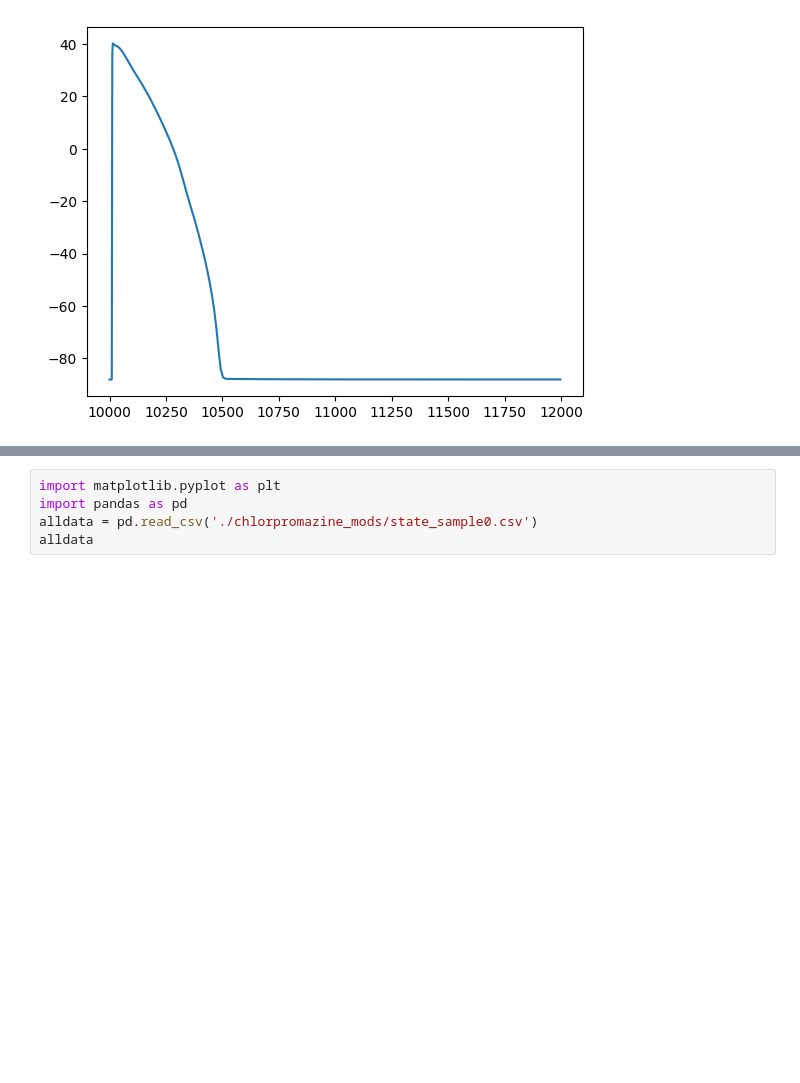
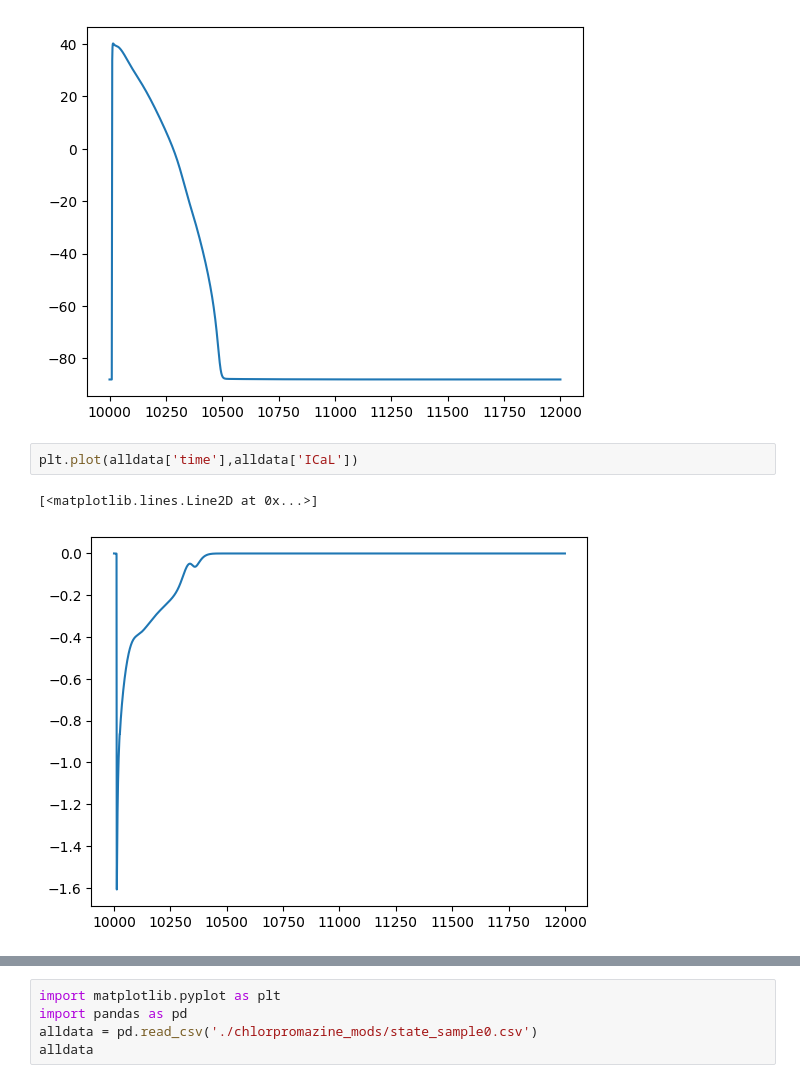
Before and after one commit to IritaSee/gpu_code_ground_up, a Jupyter notebook: result/parse.ipynb, the cells around one changed output, grey strips where cells are left out. Saved outputs shown, nothing was run; the diff lists cells and outputs as text; blank space fills up the shorter version.

Commit message:
add correct plot

```diff
--- a/result/parse.ipynb
+++ b/result/parse.ipynb
@@ -40,3 +40,8 @@ plt.plot(alldata['time'],alldata['state'])
 # %% [output]
 [<matplotlib.lines.Line2D at 0x...>]
 [figure]
+# %%
+plt.plot(alldata['time'],alldata['ICaL'])
+# %% [output]
+[<matplotlib.lines.Line2D at 0x...>]
+[figure, added]
```
Also changed, not shown: parts of 2 cells of this notebook.
